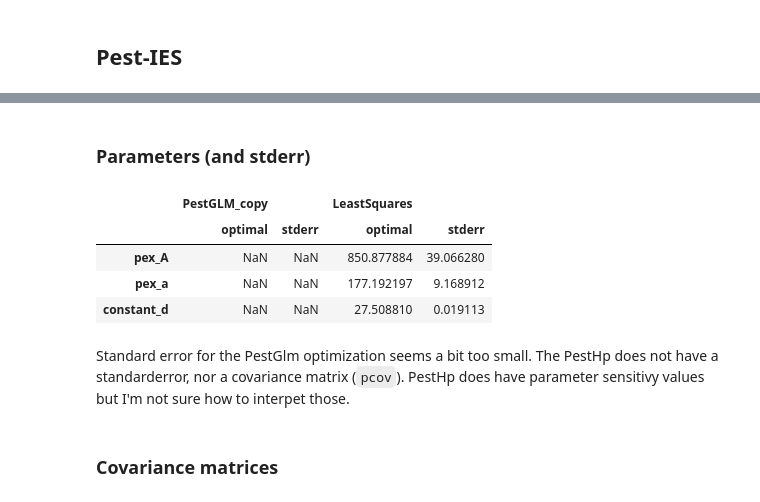
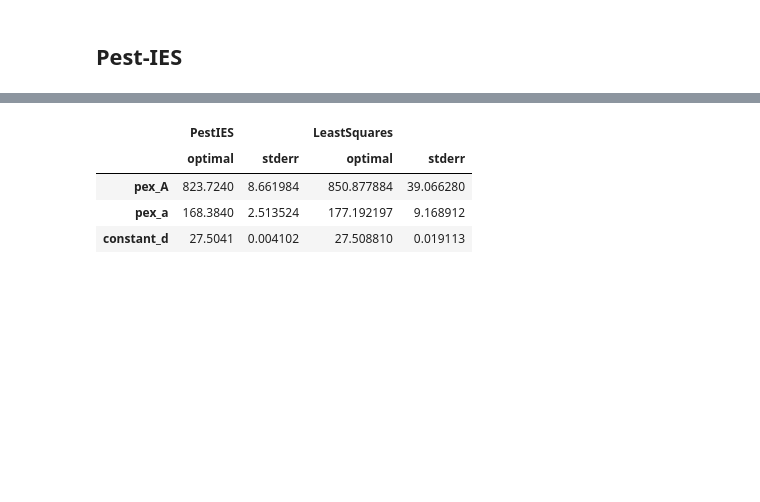
Before and after one commit to pastas/pastas-plugins, a Jupyter notebook: docs/examples/pest_pastas_ies.ipynb, the cells around one changed output, grey strips where cells are left out. Drawn from its saved outputs; the diff is of its cells as text; code cells hidden in the pictures; blank space fills up the shorter version.

```diff
--- a/docs/examples/pest_pastas_ies.ipynb
+++ b/docs/examples/pest_pastas_ies.ipynb
@@ -46,7 +42,7 @@ pex = (prec - evap).dropna().rename("PrecipitationExcess")
 # %% [markdown]
 ## Create Model
 # %%
-ml = ps.Model(head, name="PestGLM")
+ml = ps.Model(head)
 sm = ps.StressModel(
     pex, ps.Exponential(), name="pex", settings=ps.rcParams["timeseries"]["evap"]
 )
@@ -82,15 +78,18 @@ constant_d   27.508810   27.902000  True
 ## Pest-IES
 # %%
 ml_ies = ml.copy()
-solver = psp.PestIemSolver(
+ml_ies.name = "PestIES"
+solver = psp.PestIesSolver(
     exe_name="bin/pestpp-ies",
     model_ws=Path("pestf_ies/model"),
     temp_ws=Path("pestf_ies/temp"),
     master_ws=Path("pestf_ies/master"),
     noptmax=10,
+    port_number=4003,
 )
 ml_ies.solver = solver
 ml_ies.solver.set_model(ml_ies)
-ml_ies.solver.prior_monte_carlo(ies_num_reals=100)
-# ml_ies.solve(solver=solver)
+ml_ies.solver.run_ensembles(ies_num_reals=101)
+ml_ies.solver.nfev = 10
+ml_ies.solver.vary = ml_ies.parameters.vary.values
 # %% [output]
@@ -190,21 +190,8 @@ Model is not optimized yet, initial parameters are used.
-# %% [markdown]
-### Parameters (and stderr)
 # %%
-pd.concat(
-    [
-        ml_ies.parameters.loc[:, ["optimal", "stderr"]],
-        ml_ls.parameters.loc[:, ["optimal", "stderr"]],
-    ],
-    axis=1,
-    keys=[ml_ies.name, ml_ls.name],
-)
+pd.concat([ml_ies.parameters.loc[:, ["optimal", "stderr"]], ml_ls.parameters.loc[:, ["optimal", "stderr"]]], axis=1, keys=[ml_ies.name, ml_ls.name])
 # %% [output]
-|  | PestGLM_copy |  | LeastSquares |  |
+|  | PestIES |  | LeastSquares |  |
 |  | optimal | stderr | optimal | stderr |
-| pex_A | NaN | NaN | 850.877884 | 39.066280 |
-| pex_a | NaN | NaN | 177.192197 | 9.168912 |
-| constant_d | NaN | NaN | 27.508810 | 0.019113 |
+| pex_A | 823.7240 | 8.661984 | 850.877884 | 39.066280 |
+| pex_a | 168.3840 | 2.513524 | 177.192197 | 9.168912 |
+| constant_d | 27.5041 | 0.004102 | 27.508810 | 0.019113 |
-# %% [markdown]
-Standard error for the PestGlm optimization seems a bit too small. The PestHp does not have a standarderror, nor a covariance matrix (`pcov`). PestHp does have parameter sensitivy values but I'm not sure how to interpet those.
-# %% [markdown]
-### Covariance matrices
```
Also changed, not shown: parts of 13 cells of this notebook.
